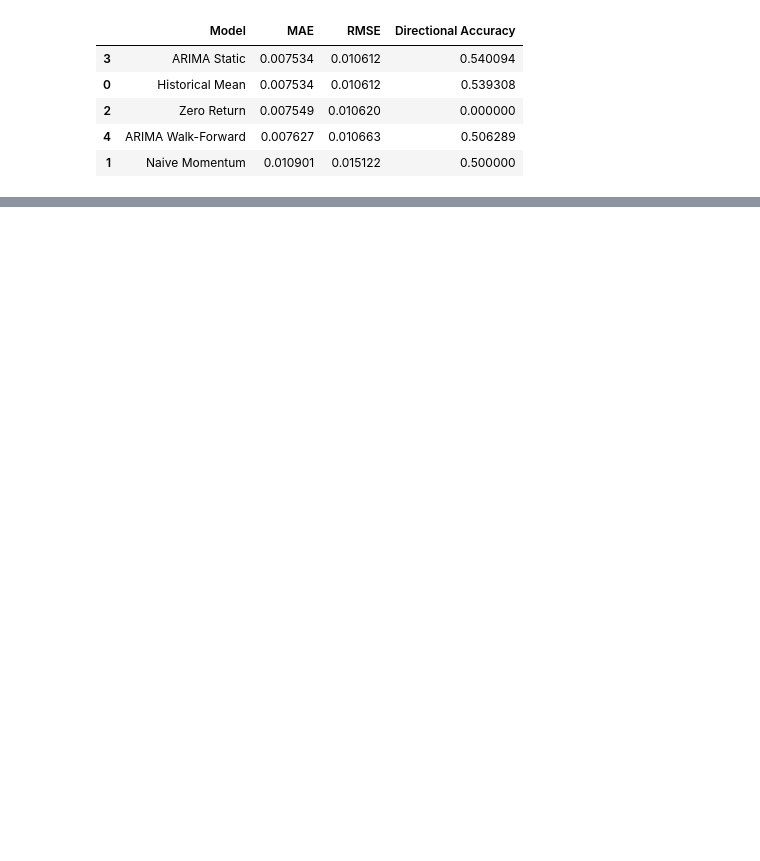
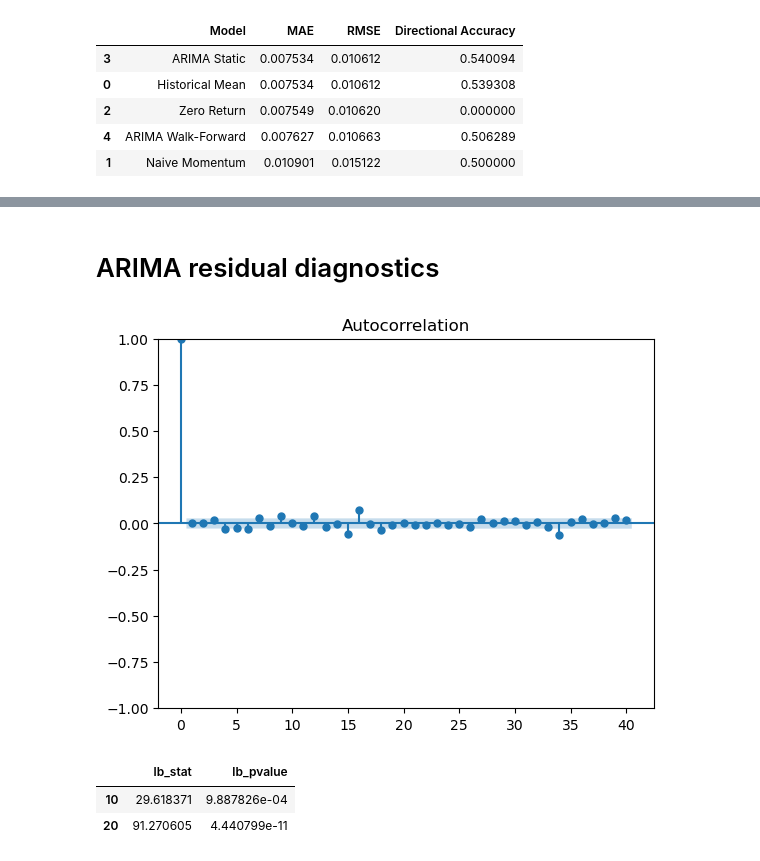
Before and after one commit to Mena-Beshara/sp500-market-intelligence-system, a Jupyter notebook: notebooks/04_Baseline_Forecasting_Models.ipynb, the cells around one changed output, grey strips where cells are left out. Saved outputs shown, nothing was run; the diff lists cells and outputs as text; code cells hidden in the pictures; blank space fills up the shorter version.

Commit message:
-Finished ARIMA resiuals diagnostics. -Added ARIMA sqaured residual Diagnostics.

```diff
--- a/notebooks/04_Baseline_Forecasting_Models.ipynb
+++ b/notebooks/04_Baseline_Forecasting_Models.ipynb
@@ -412,0 +440,4 @@ results.sort_values('RMSE')
+# %% [markdown]
+# ARIMA residual diagnostics
+# %%
+residuals = arima_fit.resid
@@ -412,0 +451,16 @@ results.sort_values('RMSE')
+# %%
+# Residuals ACF
+plot_acf(residuals, lags = 40);
+# %% [output]
+[figure, added]
+# %%
+# Ljung-Bos test on Residuals
+acorr_ljungbox(
+    residuals,
+    lags = [10, 20],
+    return_df = True
+)
+# %% [output]
+|  | lb_stat | lb_pvalue |
+| 10 | 29.618371 | 9.887826e-04 |
+| 20 | 91.270605 | 4.440799e-11 |
```
Also changed, not shown: parts of 10 cells of this notebook.
